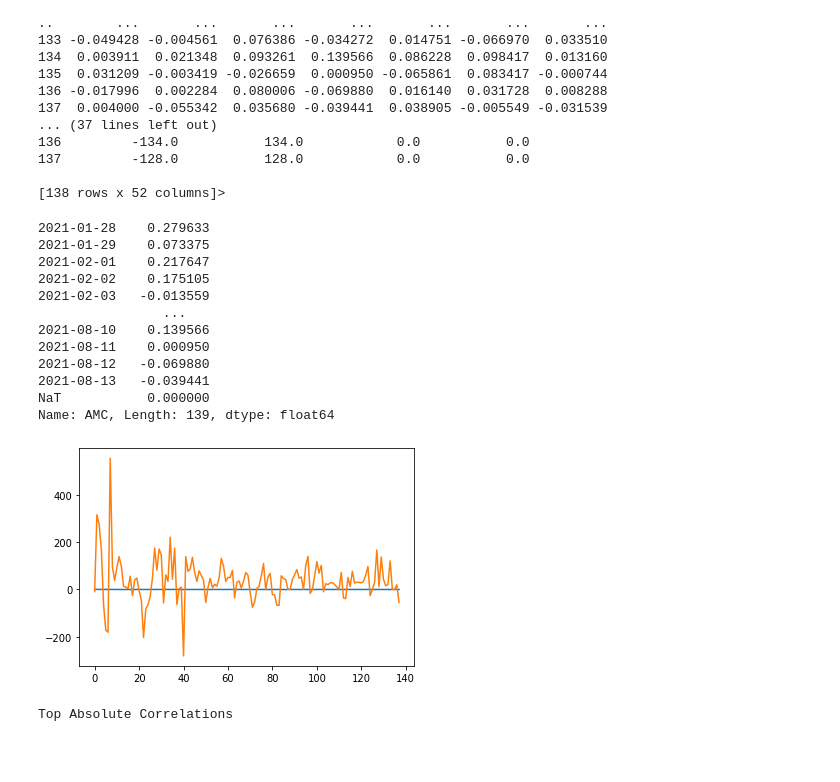
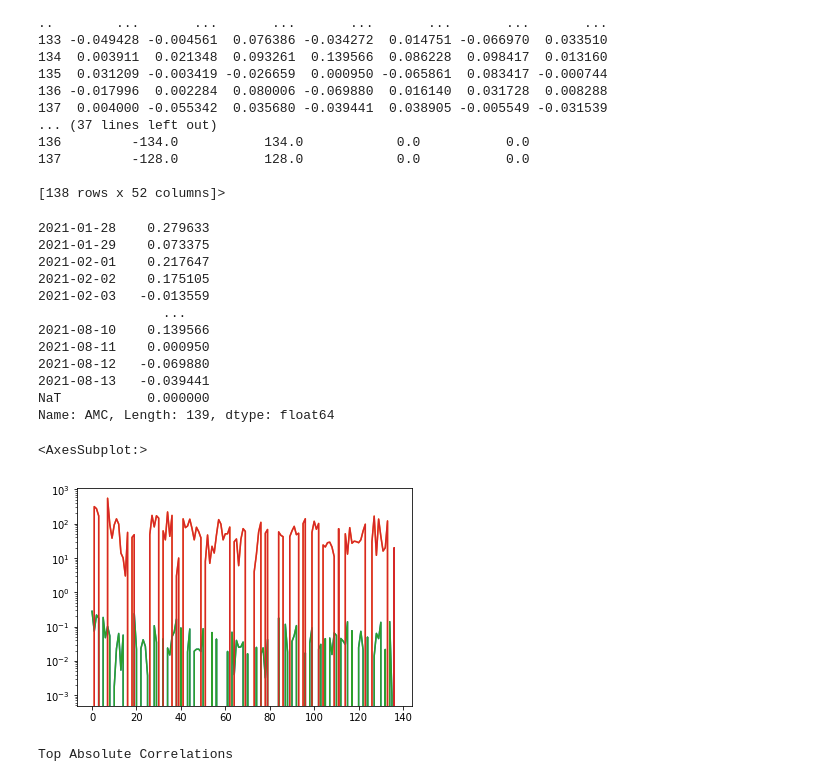
Before and after one commit to anandbhavsar01/wsb-stock-prediction, a Jupyter notebook: clary_stock_analysis.ipynb, the cells around one changed output. Drawn from its saved outputs; the diff is of its cells as text; code cells hidden in the pictures; blank space fills up the shorter version.

```diff
--- a/clary_stock_analysis.ipynb
+++ b/clary_stock_analysis.ipynb
@@ -198,24 +198,28 @@ concated.head
 # %%
 print(daily_return_open2close["AMC"])
 #get_cumulative_return_plot(daily_return_open2close)
 (concated["AMC"].plot())
 (concated["AMC_sentiment"]).plot()
 #concated = concated.drop('Day_sentiment', 1)
-concated = concated.drop('DD', 1)
+#concated = concated.drop('DD', 1)
+
+concated["AMC"].plot(logy=True, legend=False)
+concated["AMC_sentiment"].plot(logy=True, legend=False)
 # %% [output]
 2021-01-28    0.279633
 2021-01-29    0.073375
 2021-02-01    0.217647
 2021-02-02    0.175105
 2021-02-03   -0.013559
                 ...
 2021-08-10    0.139566
 2021-08-11    0.000950
 2021-08-12   -0.069880
 2021-08-13   -0.039441
 NaT           0.000000
 Name: AMC, Length: 139, dtype: float64
+<AxesSubplot:>
-[figure, old version]
+[figure, new version]
 # %%
 corr = concated.corr()
 
```
Also changed, not shown: 11 other files.
